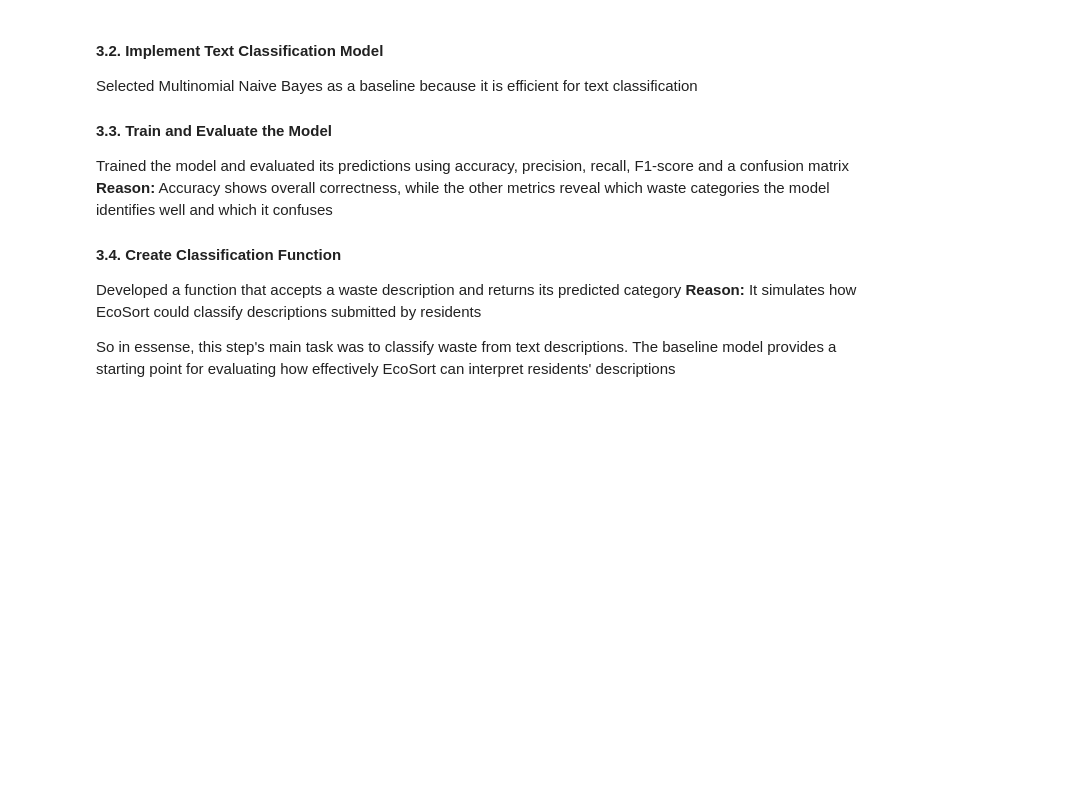
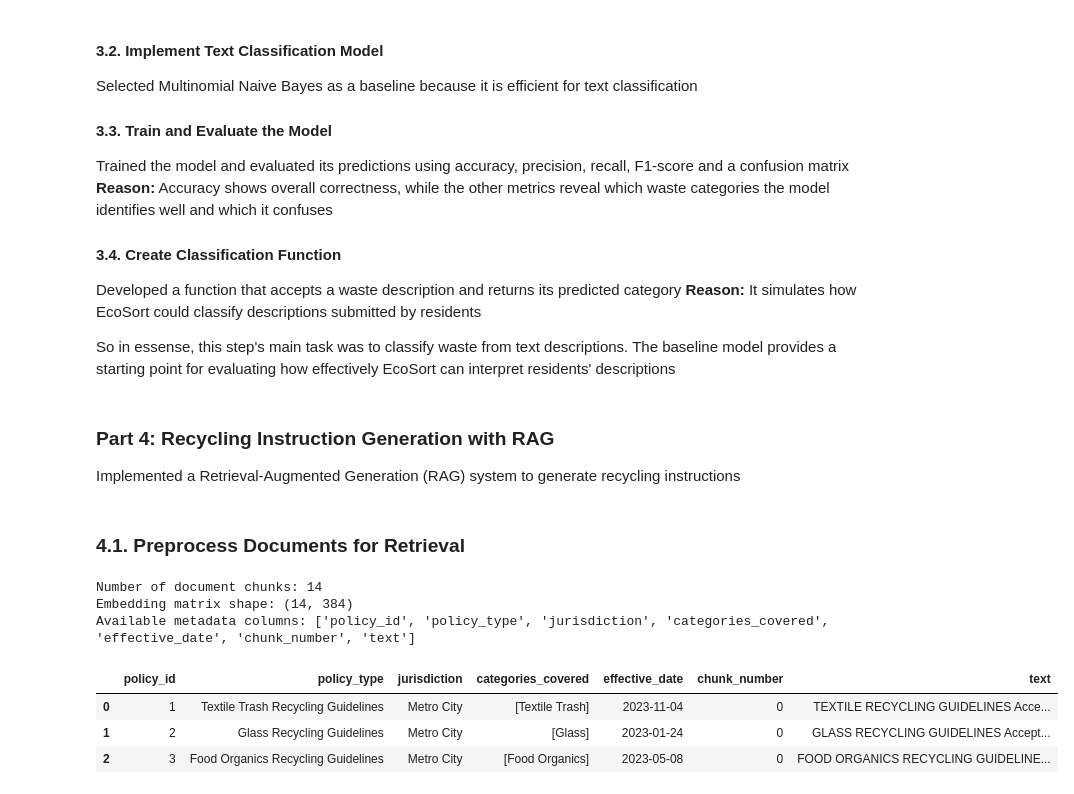
Before and after one commit to ngunjirikevin/ecosort-waste-management, a Jupyter notebook: waste_management.ipynb, the cells around one changed output. Saved outputs shown, nothing was run; the diff lists cells and outputs as text; code cells hidden in the pictures; blank space fills up the shorter version.

Commit message:
feat: prepare policy documents for retrieval

```diff
--- a/waste_management.ipynb
+++ b/waste_management.ipynb
@@ -1777,3 +1777,51 @@ Developed a function that accepts a waste description and returns its predicted
 **Reason:** It simulates how EcoSort could classify descriptions submitted by residents
 
 So in essense, this step's main task was to classify waste from text descriptions. The baseline model provides a starting point for evaluating how effectively EcoSort can interpret residents' descriptions
+# %% [markdown]
+### Part 4: Recycling Instruction Generation with RAG
+
+ Implemented a Retrieval-Augmented Generation (RAG) system to generate recycling instructions
+# %% [markdown]
+### 4.1. Preprocess Documents for Retrieval
+# %%
+# Prepare documents for retrieval
+# Process policy documents and disposal instructions
+# Create embeddings for efficient retrieval
+
+# Reuse the policy chunks and embeddings created in Part 1.
+
+# Confirm that the Part 1 RAG preparation cell has been run
+required_objects = ["chunks_df", "document_embeddings"]
+
+missing_objects = [
+    name for name in required_objects
+    if name not in globals()
+]
+
+if missing_objects:
+    raise NameError(
+        f"Missing objects: {missing_objects}. "
+        "Run the Part 1 RAG document preparation cell first."
+    )
+
+# Check that every document chunk has a corresponding embedding
+assert len(chunks_df) == len(document_embeddings), (
+    "The number of document chunks must match the number of embeddings."
+)
+
+# Inspect the prepared documents and their metadata
+print("Number of document chunks:", len(chunks_df))
+print("Embedding matrix shape:", document_embeddings.shape)
+print("Available metadata columns:", chunks_df.columns.tolist())
+
+from IPython.display import display as show_table
+
+show_table(chunks_df.head(3))
+# %% [output]
+Number of document chunks: 14
+Embedding matrix shape: (14, 384)
+Available metadata columns: ['policy_id', 'policy_type', 'jurisdiction', 'categories_covered', 'effective_date', 'chunk_number', 'text']
+|  | policy_id | policy_type | jurisdiction | categories_covered | effective_date | chunk_number | text |
+| 0 | 1 | Textile Trash Recycling Guidelines | Metro City | [Textile Trash] | 2023-11-04 | 0 | TEXTILE RECYCLING GUIDELINES Acce... |
+| 1 | 2 | Glass Recycling Guidelines | Metro City | [Glass] | 2023-01-24 | 0 | GLASS RECYCLING GUIDELINES Accept... |
+| 2 | 3 | Food Organics Recycling Guidelines | Metro City | [Food Organics] | 2023-05-08 | 0 | FOOD ORGANICS RECYCLING GUIDELINE... |
```
